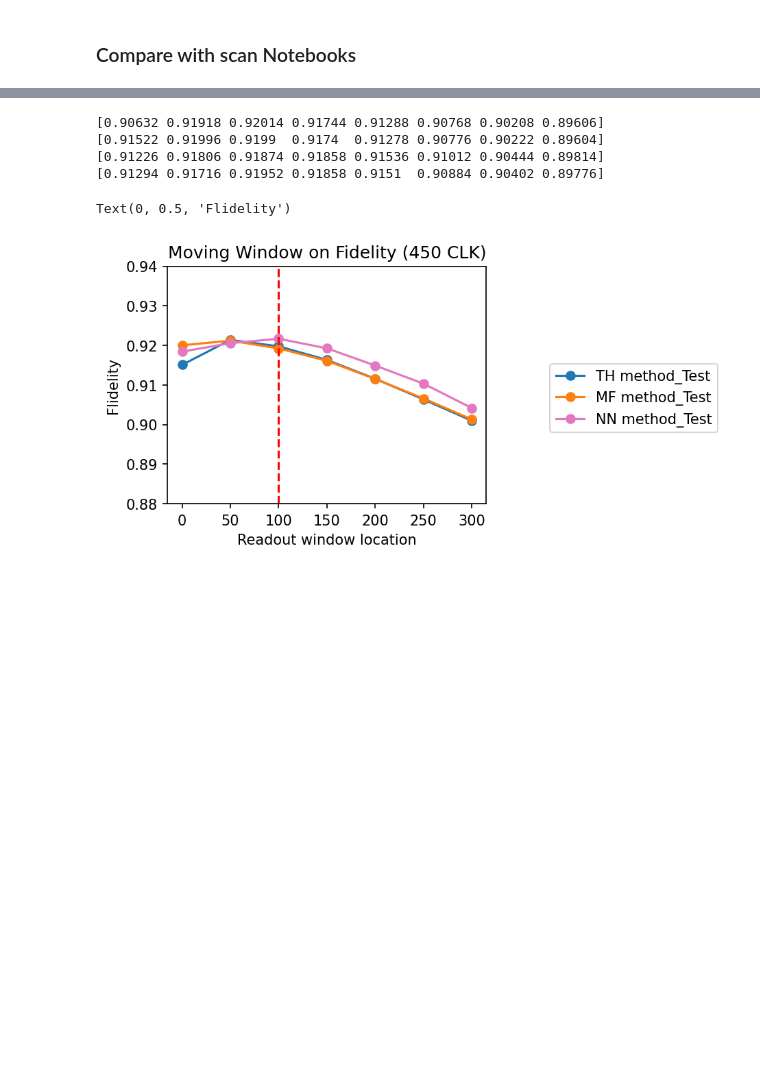
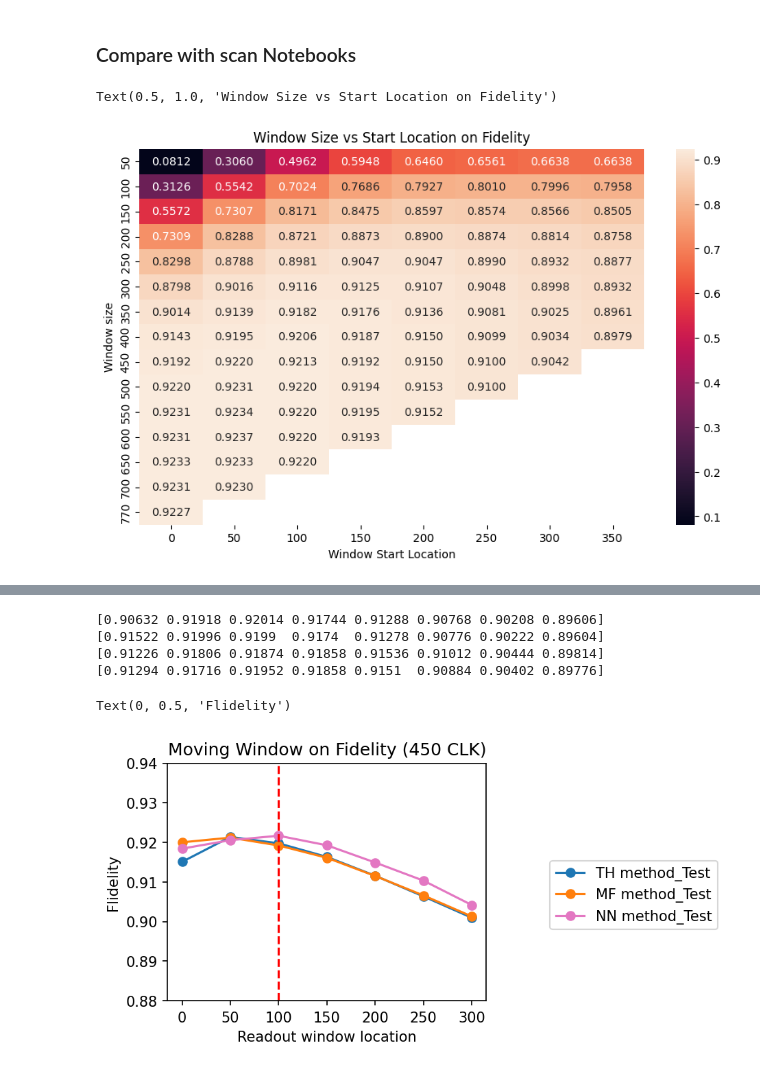
Before and after one commit to fastmachinelearning/ml-quantum-readout, a Jupyter notebook: notebooks/_paper_plots.ipynb, the cells around one changed output, grey strips where cells are left out. Saved outputs shown, nothing was run; the diff lists cells and outputs as text; code cells hidden in the pictures; blank space fills up the shorter version.

```diff
--- a/notebooks/_paper_plots.ipynb
+++ b/notebooks/_paper_plots.ipynb
@@ -33,5 +26,8 @@ To enable them in other operations, rebuild TensorFlow with the appropriate comp
 # %% [markdown]
 ### Compare with scan Notebooks
+# %%
+all_window_sizes = list(range(50, 701, 50)) + [770]
+all_window_start_locations = list(range(0, 351, 50))
 # %%
 checkpoint_dir_th = '../checkpoints/MF'
 fidelity_mf = np.load(os.path.join(checkpoint_dir_th, '_MF_scan_window_size_and_location_window_size_0_770.npz'))
@@ -45 +46,12 @@ fidelity_th[fidelity_th == -1] = np.nan
+# %%
+plt.figure(figsize=(10, 6))
+sns.heatmap(fidelity_nn4, annot=True, fmt='.4f', yticklabels=all_window_sizes, xticklabels=all_window_start_locations)
+plt.xlabel('Window Start Location')
+plt.ylabel('Window size')
+plt.savefig(os.path.join('../paper_plots/', 'window_size_vs_start_location.png'))
+plt.savefig(os.path.join('../paper_plots/', 'window_size_vs_start_location.pdf'))
+plt.title('Window Size vs Start Location on Fidelity')
+# %% [output]
+Text(0.5, 1.0, 'Window Size vs Start Location on Fidelity')
+[figure, added]
 # %%
```
Also changed, not shown: parts of 9 cells of this notebook.
